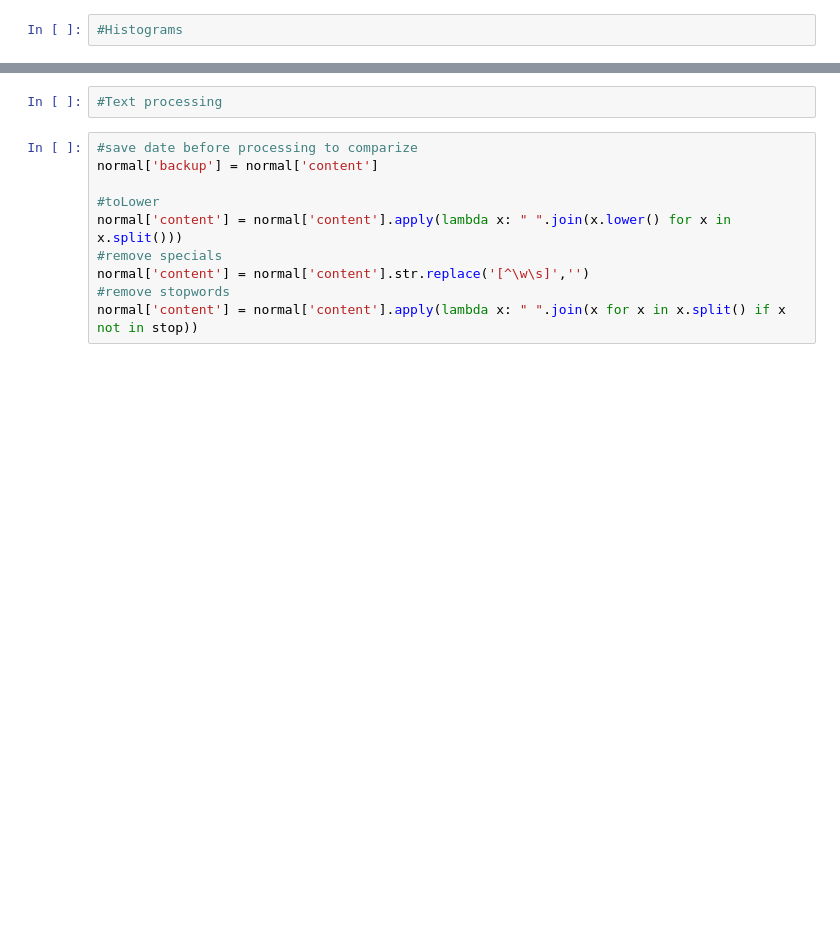
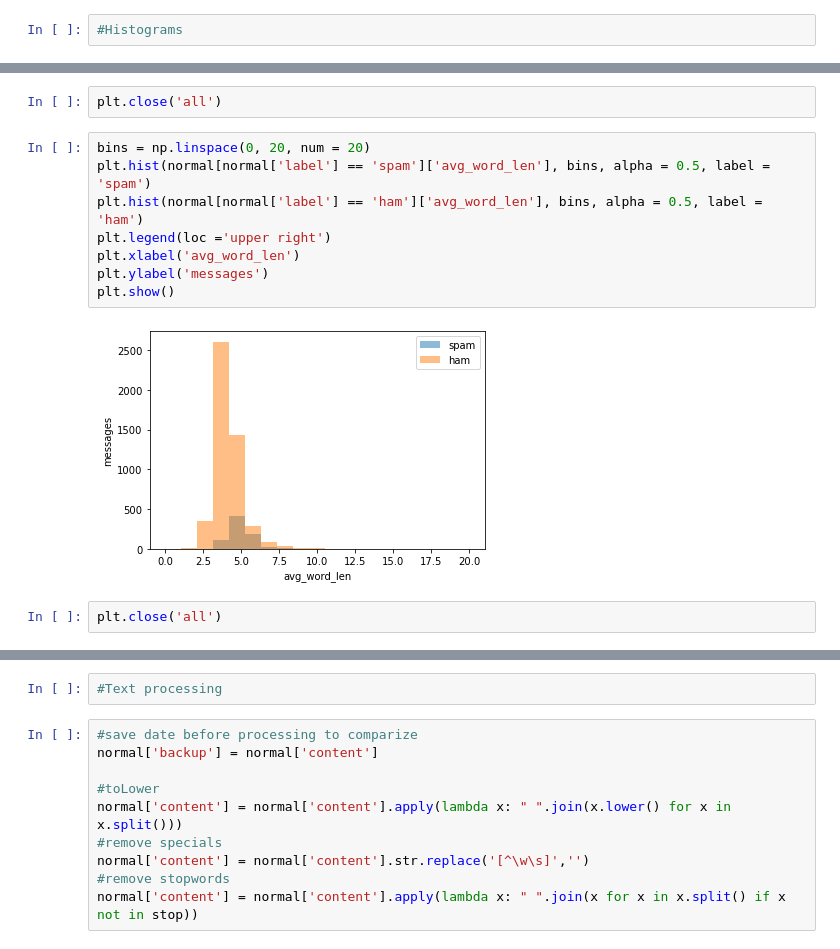
Before and after one commit to zonive/sms-spam-classifier, a Jupyter notebook: projekt.ipynb, the cells around one changed output, grey strips where cells are left out. Cells and saved outputs as stored; diff of their text form; blank space fills up the shorter version.

```diff
--- a/projekt.ipynb
+++ b/projekt.ipynb
@@ -135,0 +91,14 @@ corr.style.background_gradient()
+# %%
+plt.close('all')
+# %%
+bins = np.linspace(0, 20, num = 20)
+plt.hist(normal[normal['label'] == 'spam']['avg_word_len'], bins, alpha = 0.5, label = 'spam')
+plt.hist(normal[normal['label'] == 'ham']['avg_word_len'], bins, alpha = 0.5, label = 'ham')
+plt.legend(loc ='upper right')
+plt.xlabel('avg_word_len')
+plt.ylabel('messages')
+plt.show()
+# %% [output]
+[figure, added]
+# %%
+plt.close('all')
```
Also changed, not shown: parts of 41 cells of this notebook.
